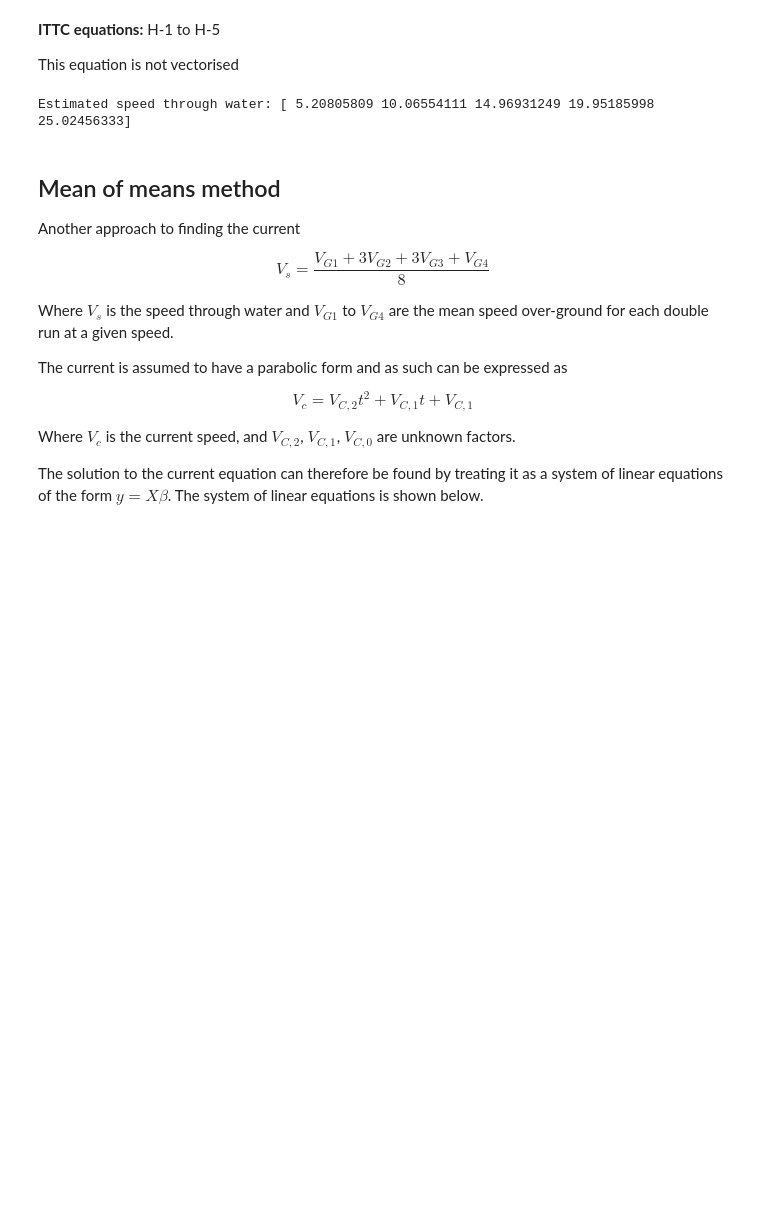
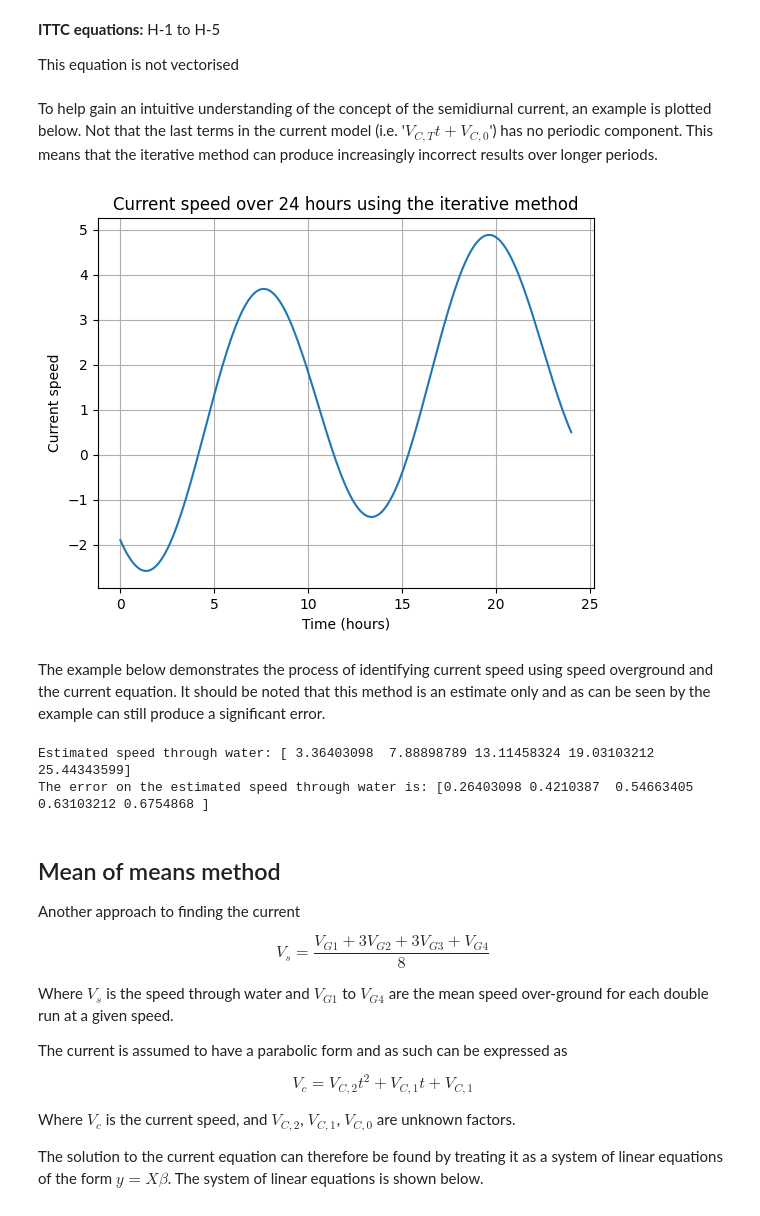
Before and after one commit to silverstream-tech/pyseatrials, a Jupyter notebook: nbs/06_current.ipynb, the cells around one changed output. Drawn from its saved outputs; the diff is of its cells as text; code cells hidden in the pictures; blank space fills up the shorter version.

```diff
--- a/nbs/06_current.ipynb
+++ b/nbs/06_current.ipynb
@@ -152,23 +162,48 @@ def estimate_speed_through_water(P_id, V_g, t, T_c, tolerance=1e-6, max_iter=100
+# %% [markdown]
+To help gain an intuitive understanding of the concept of the semidiurnal current, an example is plotted below. Not that the last terms in the current model (i.e. '$V_{C,T}t + V_{C,0}$') has no periodic component. This means that the iterative method can produce increasingly incorrect results over longer periods.
+# %%
+T_c = 12
+V_c_C=-2
+V_c_S=-2
+V_c_T=0.1
+V_c_0=0.1
+
+times = np.linspace(0, 24, 200)
+current_speed = V_c_C * np.cos((2 * np.pi / T_c) * times) + V_c_S * np.sin((2 * np.pi / T_c) * times) + V_c_T * times + V_c_0
+
+plt.plot(times, current_speed)
+plt.xlabel('Time (hours)')
+plt.ylabel('Current speed')
+plt.title('Current speed over 24 hours using the iterative method')
+plt.grid(True)
+plt.show()
+# %% [output]
+[figure, added]
+# %% [markdown]
+The example below demonstrates the process of identifying current speed using speed overground and the current equation. It should be noted that this method is an estimate only and as can be seen by the example can still produce a significant error.
 # %%
 T_c = 12
-V_c_C=-0.1
-V_c_S=-0.5
-V_c_T=0.2
+V_c_C=-2
+V_c_S=-2
+V_c_T=0.1
 V_c_0=0.1
+
 t = np.array([0, 1, 2, 3, 4])  # Time values relative to the first run
-V_g = np.array([5, 10, 15, 20, 25])
+sog = np.array([5, 10, 15, 20, 25])
 V_c_true = V_c_C * np.cos((2 * np.pi / T_c) * t) + V_c_S * np.sin((2 * np.pi / T_c) * t) + V_c_T * t + V_c_0
-#current_speed(t=t, V_c_C=-0.1, V_c_S=-0.5, V_c_T=0.2, V_c_0=0.1, T_c=T_c)
-V_s_true = V_c_true + V_g
+V_s_true = V_c_true + sog
 a_true = 2
 b_true = 3
 c_true = 3
-P_id = a_true + b_true * V_s_true ** c_true
+power = a_true + b_true * V_s_true ** c_true
 
-V_s = estimate_speed_through_water(P_id, V_g, t, T_c)
-print("Estimated speed through water:", V_s)
+stw, current_speed, current_coefs = estimate_speed_through_water(power, sog, t, T_c)
+print("Estimated speed through water:", stw)
+
+print("The error on the estimated speed through water is: "+str(stw-V_s_true) )
 # %% [output]
-Estimated speed through water: [ 5.20805809 10.06554111 14.96931249 19.95185998 25.02456333]
+Estimated speed through water: [ 3.36403098  7.88898789 13.11458324 19.03103212 25.44343599]
+The error on the estimated speed through water is: [0.26403098 0.4210387  0.54663405 0.63103212 0.6754868 ]
 # %% [markdown]
 ## Mean of means method
 
```
Also changed, not shown: parts of 5 cells of this notebook, 3 other files.
